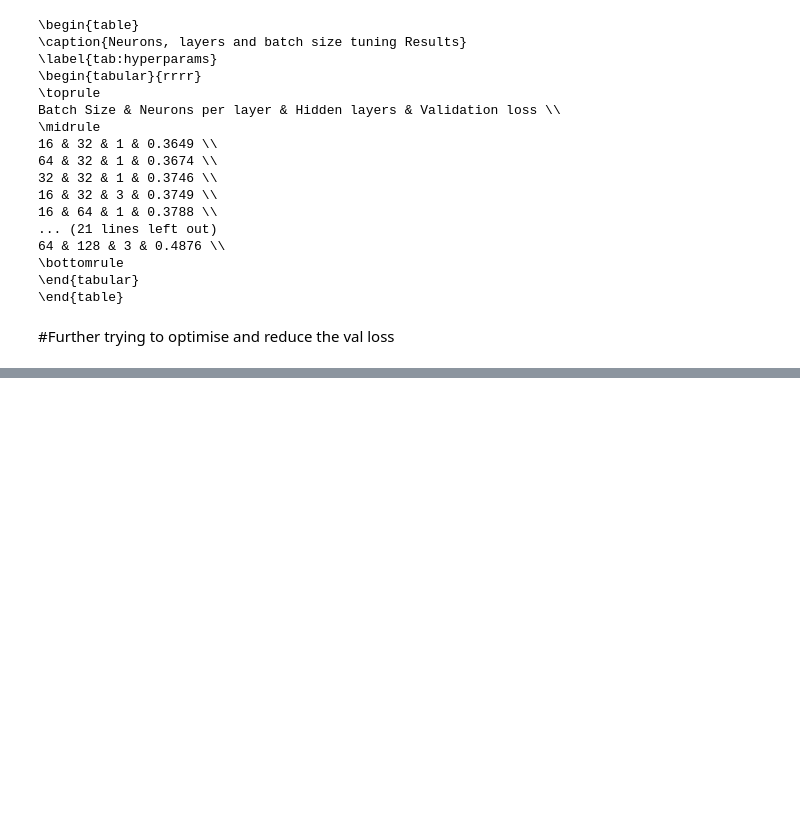
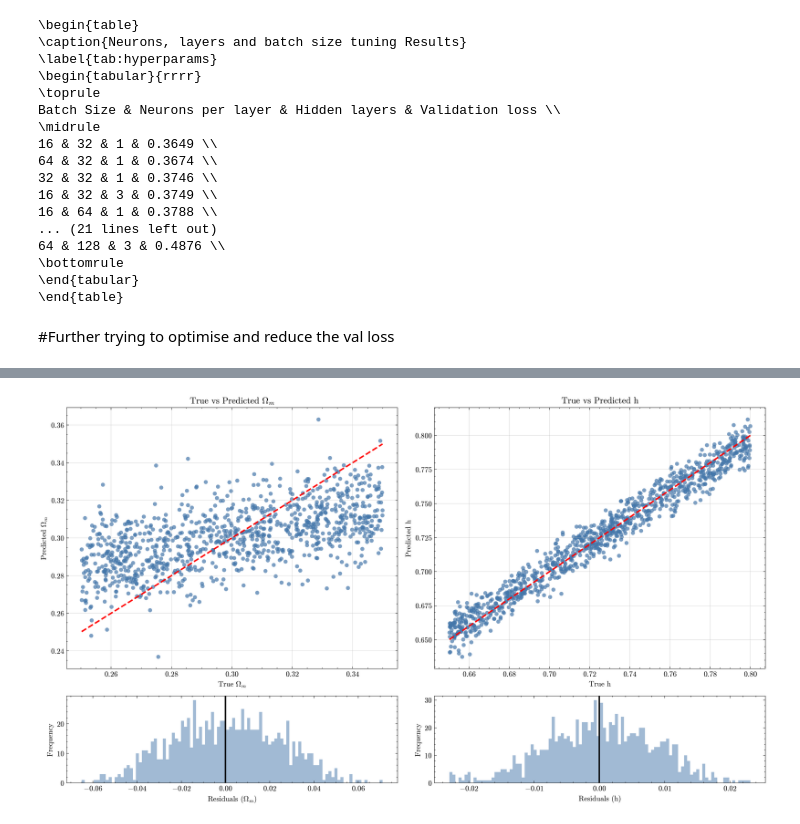
Before and after one commit to josephasal/cosmo_inference, a Jupyter notebook: neural_network/nn_training.ipynb, the cells around one changed output, grey strips where cells are left out. Cells and saved outputs as stored; diff of their text form; code cells hidden in the pictures; blank space fills up the shorter version.

```diff
--- a/neural_network/nn_training.ipynb
+++ b/neural_network/nn_training.ipynb
@@ -448,0 +684,50 @@ Batch Size & Neurons per layer & Hidden layers & Validation loss \\
+# %%
+true_omega = Y_test[:, 0]
+pred_omega = mean_sim_predictions[:, 0]
+res_omega  = pred_omega - true_omega
+
+true_h = Y_test[:, 1]
+pred_h = mean_sim_predictions[:, 1]
+res_h  = pred_h - true_h
+
+#make subplots
+fig, axs = plt.subplots(2, 2, figsize=(14, 8), gridspec_kw={'height_ratios': [3, 1]}, dpi = 300)
+
+#omega m first
+
+#top: scatter plot true vs predicted
+axs[0,0].scatter(true_omega, pred_omega, color='#4477AA', s=30, alpha=0.7, edgecolors='none', label = 'Data')
+axs[0,0].plot([true_omega.min(), true_omega.max()],
+               [true_omega.min(), true_omega.max()], 'r--', lw=2, label = 'Ideal Fit')
+axs[0,0].set_title("True vs Predicted $\Omega_m$")
+axs[0,0].set_ylabel("Predicted $\Omega_m$")
+axs[0,0].set_xlabel("True $\Omega_m$")
+axs[0,0].grid(True, alpha = 0.5)
+
+
+#bottom: histogram of residuals
+axs[1,0].hist(res_omega, bins=100, color='#4477AA', alpha=0.5, edgecolor='none')
+axs[1,0].axvline(0, color='black', linestyle='-', lw=2)
+axs[1,0].set_xlabel("Residuals ($\Omega_m$)")
+axs[1,0].set_ylabel("Frequency")
+
+#h now
+# top: scatter plot
+axs[0,1].scatter(true_h, pred_h, color='#4477AA', s=30, alpha=0.7, edgecolors='none', label = 'Data')
+axs[0,1].plot([true_h.min(), true_h.max()],
+               [true_h.min(), true_h.max()], 'r--', lw=2, label = 'Ideal fit')
+axs[0,1].set_title("True vs Predicted h")
+axs[0,1].set_ylabel("Predicted h")
+axs[0,1].set_xlabel("True h")
+axs[0,1].grid(True, alpha = 0.5)
+
+#bottom: histogram
+axs[1,1].hist(res_h, bins=100, color='#4477AA', alpha=0.5, edgecolor='none')
+axs[1,1].axvline(0, color='black', linestyle='-', lw=2)
+axs[1,1].set_xlabel("Residuals (h)")
+axs[1,1].set_ylabel("Frequency")
+
+plt.tight_layout()
+plt.show()
+# %% [output]
+[figure, added]
```
Also changed, not shown: parts of 9 cells of this notebook.
